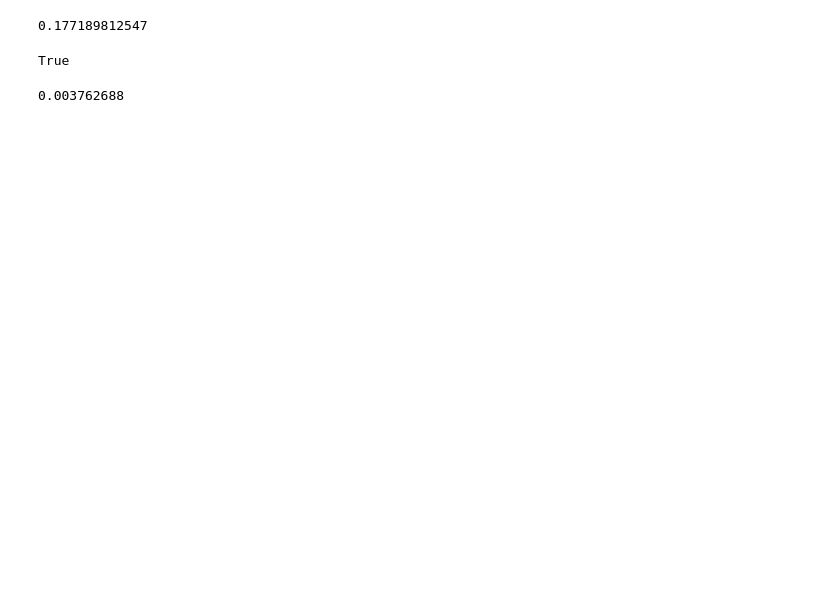
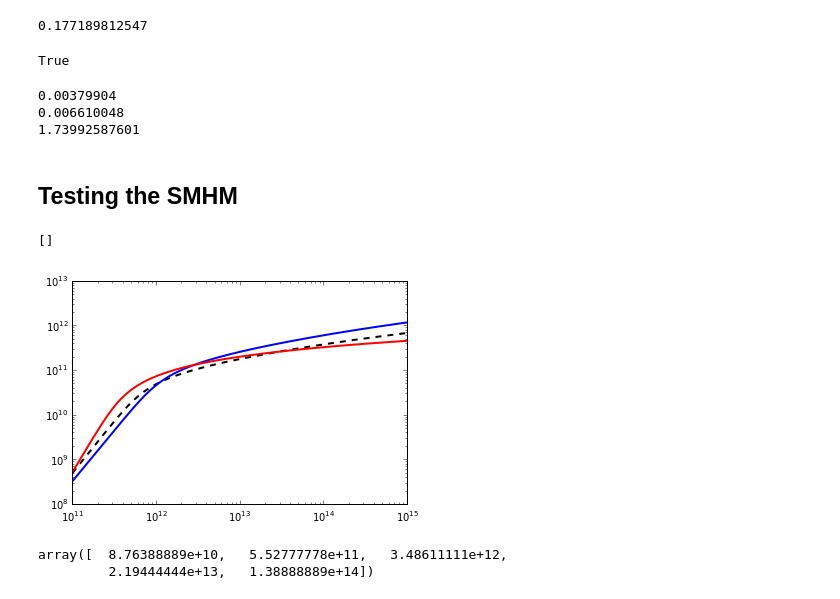
Before and after one commit to astropy/halotools, a Jupyter notebook: test_tinker13.ipynb, the cells around one changed output. Drawn from its saved outputs; the diff is of its cells as text; code cells hidden in the pictures; blank space fills up the shorter version.

Commit message:
Updated testing notebook

```diff
--- a/test_tinker13.ipynb
+++ b/test_tinker13.ipynb
@@ -106,7 +106,30 @@ type('abc') is str
 True
 # %%
 #jeremy.param_dict
-# %%
-jeremy.mock.number_density
-# %% [output]
-0.003762688
+# %%
+print jeremy.mock.number_density
+print alexie.mock.number_density
+print alexie.mock.number_density/jeremy.mock.number_density
+# %% [output]
+0.00379904
+0.006610048
+1.73992587601
+# %% [markdown]
+## Testing the SMHM
+# %%
+mass = np.logspace(11, 15, 1000)
+jeremy = Tinker13()
+alexie = Leauthaud11()
+# %%
+jeremy_active_sm = jeremy.mean_stellar_mass_active_centrals(prim_haloprop = mass)
+jeremy_quiescent_sm = jeremy.mean_stellar_mass_quiescent_centrals(prim_haloprop = mass)
+alexie_sm = alexie.mean_stellar_mass_centrals(prim_haloprop = mass)
+# %%
+plt.plot(mass, alexie_sm, '--', color='k', linewidth=2)
+plt.plot(mass, jeremy_active_sm, color='blue', linewidth=2)
+plt.plot(mass, jeremy_quiescent_sm, color='red', linewidth=2)
+
+plt.loglog()
+# %% [output]
+[]
+[figure, added]
@@ -112,0 +140,5 @@ jeremy.mock.number_density
+# %%
+quiescent_fraction_abcissa/littleh
+# %% [output]
+array([  8.76388889e+10,   5.52777778e+11,   3.48611111e+12,
+         2.19444444e+13,   1.38888889e+14])
```
Also changed, not shown: parts of 14 cells of this notebook.
